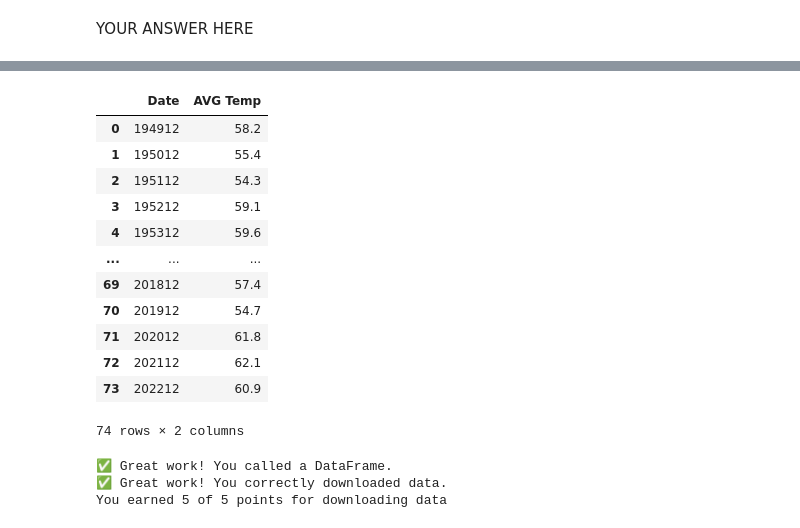
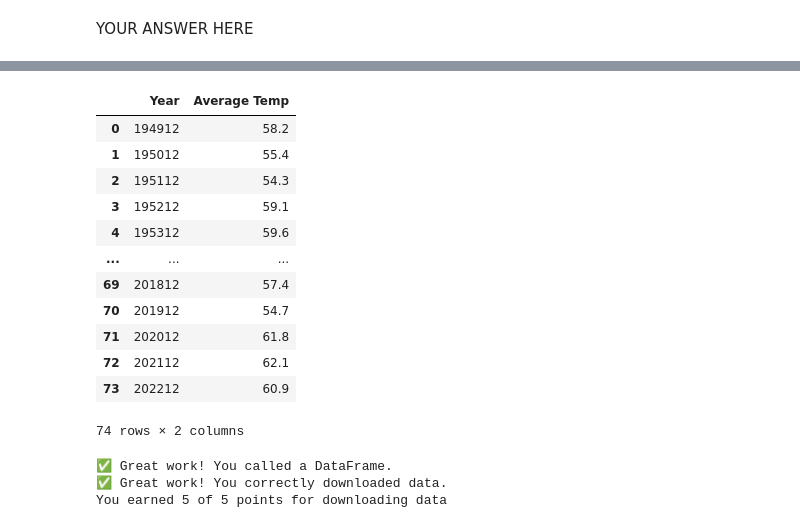
Before and after one commit to KiStroh/get-started-with-reproducible-science-KiStroh, a Jupyter notebook: Get Started with Open Reproducible Science!.ipynb, the cells around one changed output, grey strips where cells are left out. Cells and saved outputs as stored; diff of their text form; code cells hidden in the pictures.

```diff
--- a/Get Started with Open Reproducible Science!.ipynb
+++ b/Get Started with Open Reproducible Science!.ipynb
@@ -230,12 +230,13 @@ YOUR ANSWER HERE
 # %%
 #download
 #dataframe = pd.read_csv(my_url, header=2, names=['col_1', 'col_2'])
 #dataframe
 
-Rapid_temp_data = pd.read_csv(Climate_URL, header=3, names=['Date', 'AVG Temp'])
+Rapid_temp_data = pd.read_csv(Climate_URL,
+    header=3, names=['Year', 'Average Temp'])
 Rapid_temp_data
 # %% [output]
-|  | Date | AVG Temp |
+|  | Year | Average Temp |
 | 0 | 194912 | 58.2 |
 | 1 | 195012 | 55.4 |
 | 2 | 195112 | 54.3 |
```
Also changed, not shown: parts of 4 cells of this notebook.
